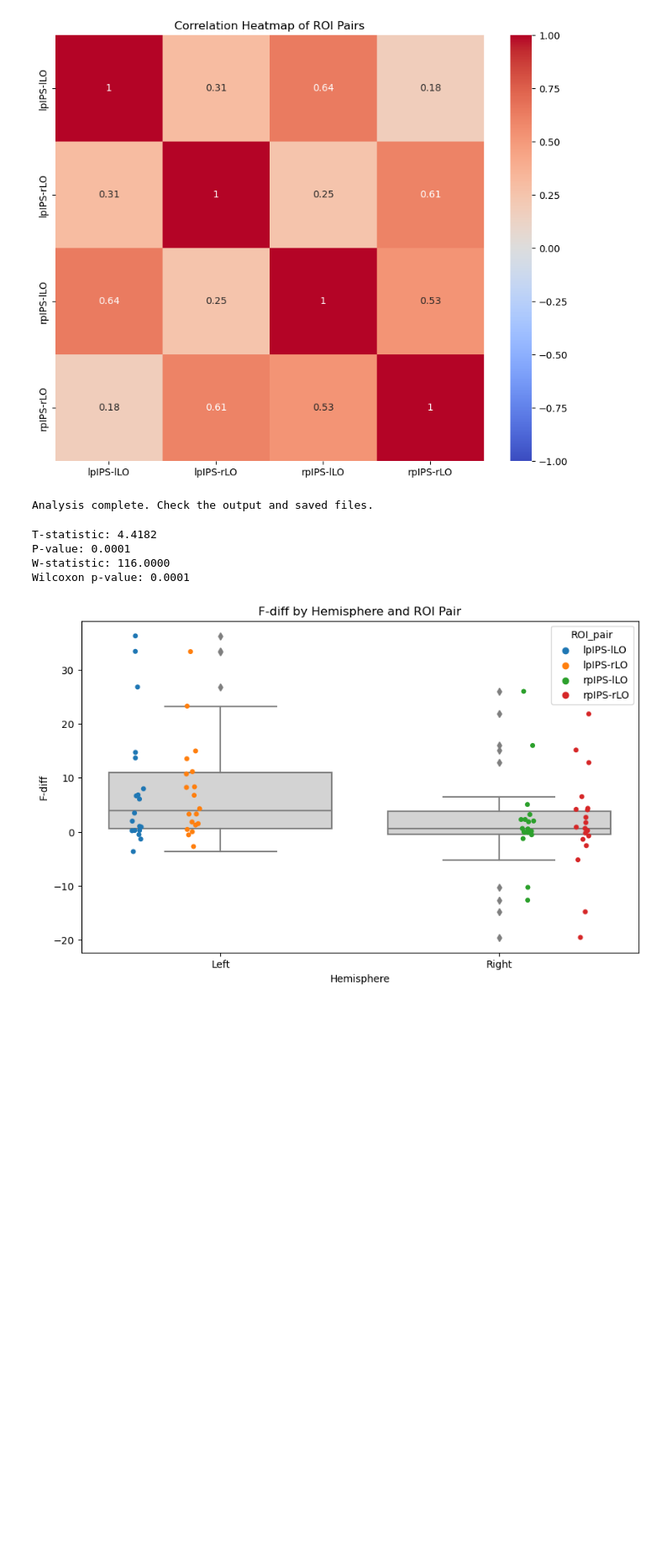
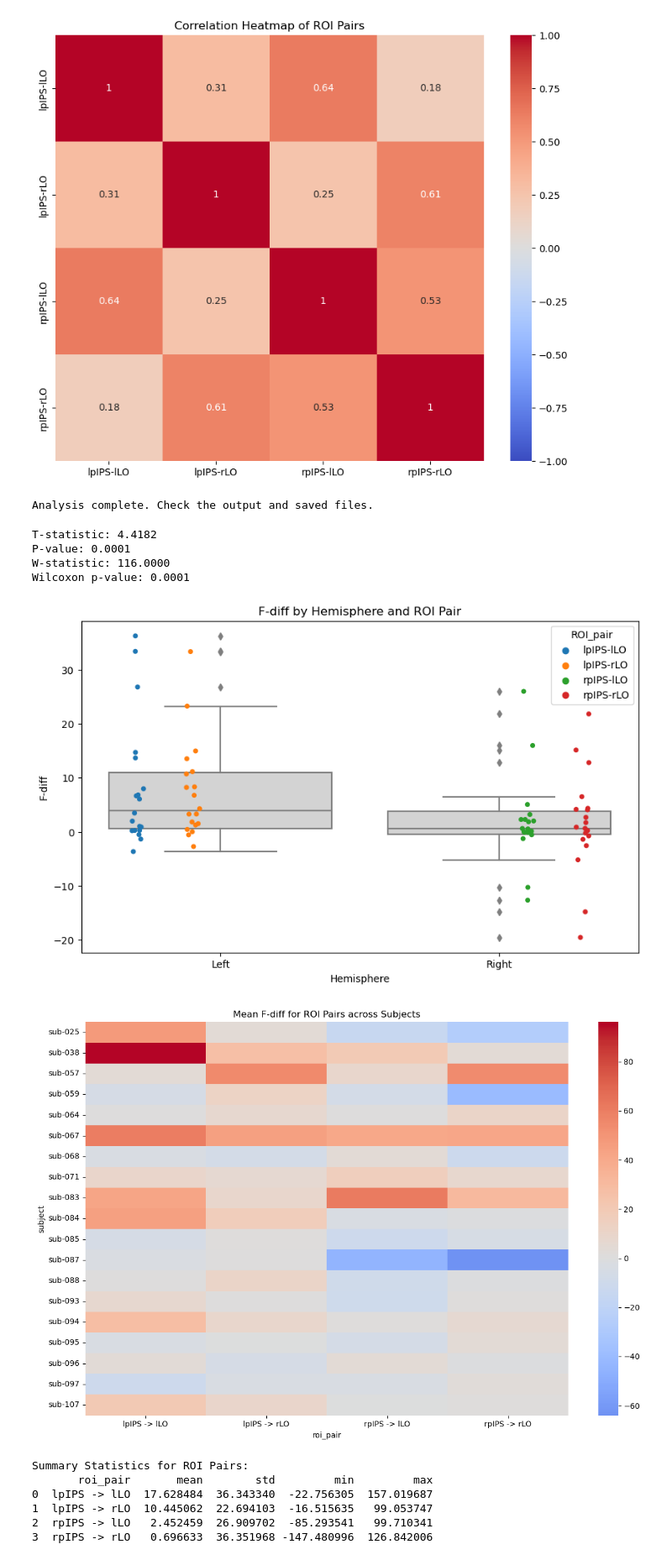
Before and after one commit to cnsimmons/ptoc, a Jupyter notebook: analyses/gca_viz.ipynb, the cells around one changed output. Shown at 84% size. Cells and saved outputs as stored; diff of their text form; code cells hidden in the pictures; blank space fills up the shorter version.

```diff
--- a/analyses/gca_viz.ipynb
+++ b/analyses/gca_viz.ipynb
@@ -553,3 +553,83 @@ P-value: 0.0001
 W-statistic: 116.0000
 Wilcoxon p-value: 0.0001
 [figure]
+# %%
+import os
+import pandas as pd
+import matplotlib.pyplot as plt
+import seaborn as sns
+
+# Set up directories
+study = 'ptoc'
+study_dir = f"/lab_data/behrmannlab/vlad/{study}"
+results_dir = '/user_data/csimmon2/git_repos/ptoc/results/fc_gca'
+
+# Read subject info
+sub_info = pd.read_csv('/user_data/csimmon2/git_repos/ptoc/sub_info.csv')
+sub_info = sub_info[sub_info['group'] == 'control']
+subs = sub_info['sub'].tolist()
+
+# Function to read and process subject data
+def process_subject_data(subject):
+    file_path = f'{study_dir}/{subject}/ses-01/derivatives/results/fc_gca/gca_summary_fc.csv'
+    if os.path.exists(file_path):
+        df = pd.read_csv(file_path)
+        df['subject'] = subject
+        return df
+    else:
+        print(f"File not found for subject {subject}")
+        return None
+
+# Collect data for all subjects
+all_data = [process_subject_data(sub) for sub in subs]
+all_data = [df for df in all_data if df is not None]
+
+# Combine all subject data
+combined_data = pd.concat(all_data, ignore_index=True)
+
+# Process the data
+combined_data['roi_pair'] = combined_data['origin'] + ' -> ' + combined_data['target']
+combined_data['absolute_f_diff'] = abs(combined_data['f_diff'])
+
+# Calculate mean F-diff for each ROI pair and subject
+mean_f_diff = combined_data.groupby(['subject', 'roi_pair'])['f_diff'].mean().reset_index()
+
+# Create a pivot table for heatmap
+heatmap_data = mean_f_diff.pivot(index='subject', columns='roi_pair', values='f_diff')
+
+# Plot heatmap
+plt.figure(figsize=(12, 8))
+sns.heatmap(heatmap_data, cmap='coolwarm', center=0)
+plt.title('Mean F-diff for ROI Pairs across Subjects')
+plt.tight_layout()
+plt.show()
+
+# Display summary statistics
+summary_stats = combined_data.groupby('roi_pair')['f_diff'].agg(['mean', 'std', 'min', 'max']).reset_index()
+print("Summary Statistics for ROI Pairs:")
+print(summary_stats)
+
+# Plot boxplot of F-diff distribution for each ROI pair
+plt.figure(figsize=(12, 6))
+sns.boxplot(x='roi_pair', y='f_diff', data=combined_data)
+plt.title('Distribution of F-diff for ROI Pairs')
+plt.xticks(rotation=45)
+plt.tight_layout()
+plt.show()
+
+# Identify subjects with extreme F-diff values
+threshold = 2  # You can adjust this threshold
+extreme_values = combined_data[abs(combined_data['f_diff']) > threshold]
+if not extreme_values.empty:
+    print("\nSubjects with extreme F-diff values (|F-diff| > 100):")
+    print(extreme_values[['subject', 'roi_pair', 'f_diff']])
+else:
+    print("\nNo subjects found with extreme F-diff values (|F-diff| > 100)")
+# %% [output]
+[figure, added]
+Summary Statistics for ROI Pairs:
+       roi_pair       mean        std         min         max
+0  lpIPS -> lLO  17.628484  36.343340  -22.756305  157.019687
+1  lpIPS -> rLO  10.445062  22.694103  -16.515635   99.053747
+2  rpIPS -> lLO   2.452459  26.909702  -85.293541   99.710341
+3  rpIPS -> rLO   0.696633  36.351968 -147.480996  126.842006
```
Also changed, not shown: parts of 6 cells of this notebook, 18 other files.
